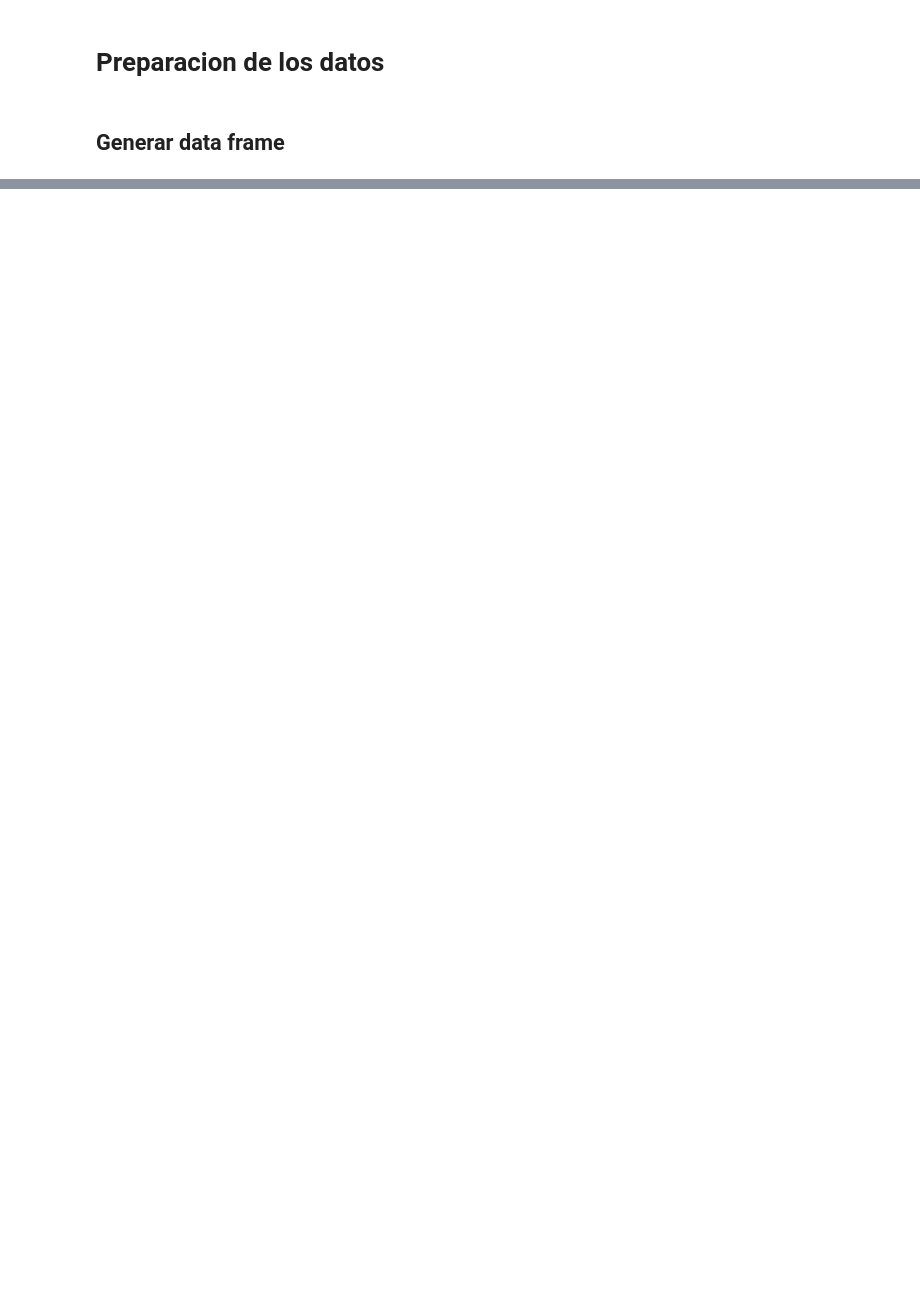
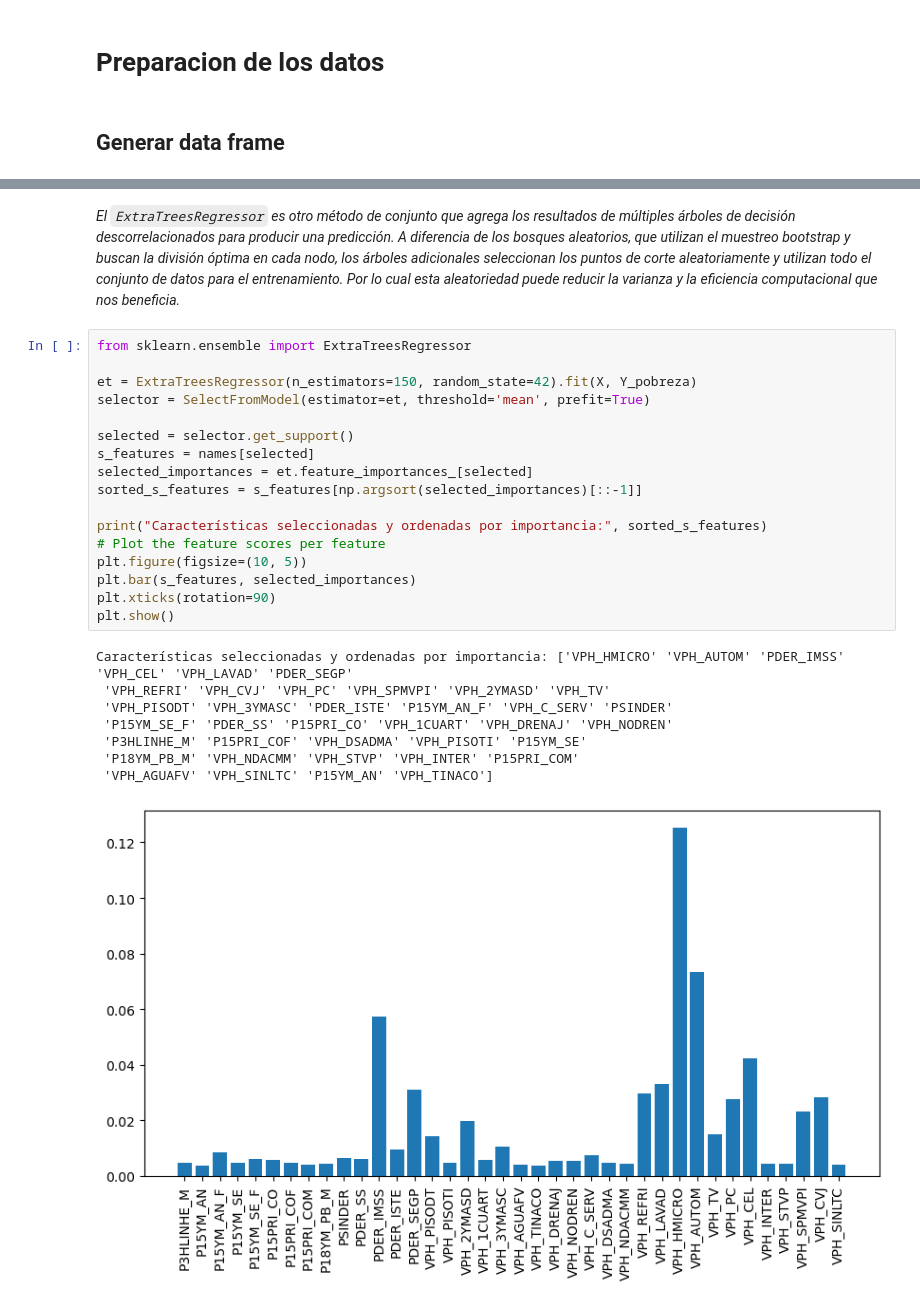
Before and after one commit to albo437/TC2004B, a Jupyter notebook: Reto Entrega 2/preparacionDeDatos.ipynb, the cells around one changed output, grey strips where cells are left out. Drawn from its saved outputs; the diff is of its cells as text; blank space fills up the shorter version.

```diff
--- a/Reto Entrega 2/preparacionDeDatos.ipynb
+++ b/Reto Entrega 2/preparacionDeDatos.ipynb
@@ -159,0 +177,28 @@ Index(['VPH_CVJ', 'VPH_CEL', 'VPH_PC', 'PDER_IMSS', 'VPH_AUTOM', 'VPH_REFRI',
+# %% [markdown]
+*El `ExtraTreesRegressor` es otro método de conjunto que agrega los resultados de múltiples árboles de decisión descorrelacionados para producir una predicción. A diferencia de los bosques aleatorios, que utilizan el muestreo bootstrap y buscan la división óptima en cada nodo, los árboles adicionales seleccionan los puntos de corte aleatoriamente y utilizan todo el conjunto de datos para el entrenamiento. Por lo cual esta aleatoriedad puede reducir la varianza y la eficiencia computacional que nos beneficia.*
+# %%
+from sklearn.ensemble import ExtraTreesRegressor
+
+et = ExtraTreesRegressor(n_estimators=150, random_state=42).fit(X, Y_pobreza)
+selector = SelectFromModel(estimator=et, threshold='mean', prefit=True)
+
+selected = selector.get_support()
+s_features = names[selected]
+selected_importances = et.feature_importances_[selected]
+sorted_s_features = s_features[np.argsort(selected_importances)[::-1]]
+
+print("Características seleccionadas y ordenadas por importancia:", sorted_s_features)
+# Plot the feature scores per feature
+plt.figure(figsize=(10, 5))
+plt.bar(s_features, selected_importances)
+plt.xticks(rotation=90)
+plt.show()
+# %% [output]
+Características seleccionadas y ordenadas por importancia: ['VPH_HMICRO' 'VPH_AUTOM' 'PDER_IMSS' 'VPH_CEL' 'VPH_LAVAD' 'PDER_SEGP'
+ 'VPH_REFRI' 'VPH_CVJ' 'VPH_PC' 'VPH_SPMVPI' 'VPH_2YMASD' 'VPH_TV'
+ 'VPH_PISODT' 'VPH_3YMASC' 'PDER_ISTE' 'P15YM_AN_F' 'VPH_C_SERV' 'PSINDER'
+ 'P15YM_SE_F' 'PDER_SS' 'P15PRI_CO' 'VPH_1CUART' 'VPH_DRENAJ' 'VPH_NODREN'
+ 'P3HLINHE_M' 'P15PRI_COF' 'VPH_DSADMA' 'VPH_PISOTI' 'P15YM_SE'
+ 'P18YM_PB_M' 'VPH_NDACMM' 'VPH_STVP' 'VPH_INTER' 'P15PRI_COM'
+ 'VPH_AGUAFV' 'VPH_SINLTC' 'P15YM_AN' 'VPH_TINACO']
+[figure, added]
```
Also changed, not shown: parts of 56 cells of this notebook, 2 other files.
